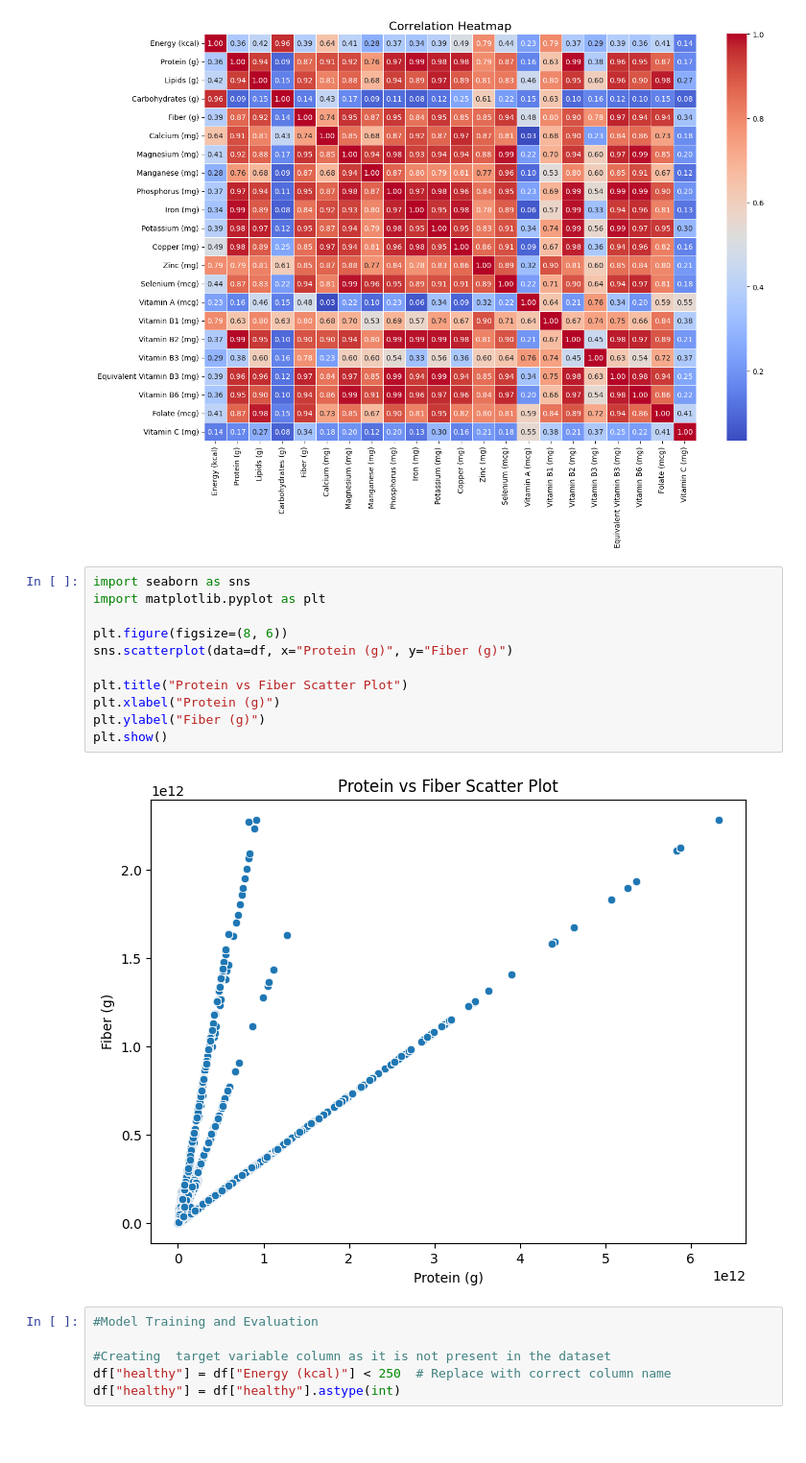
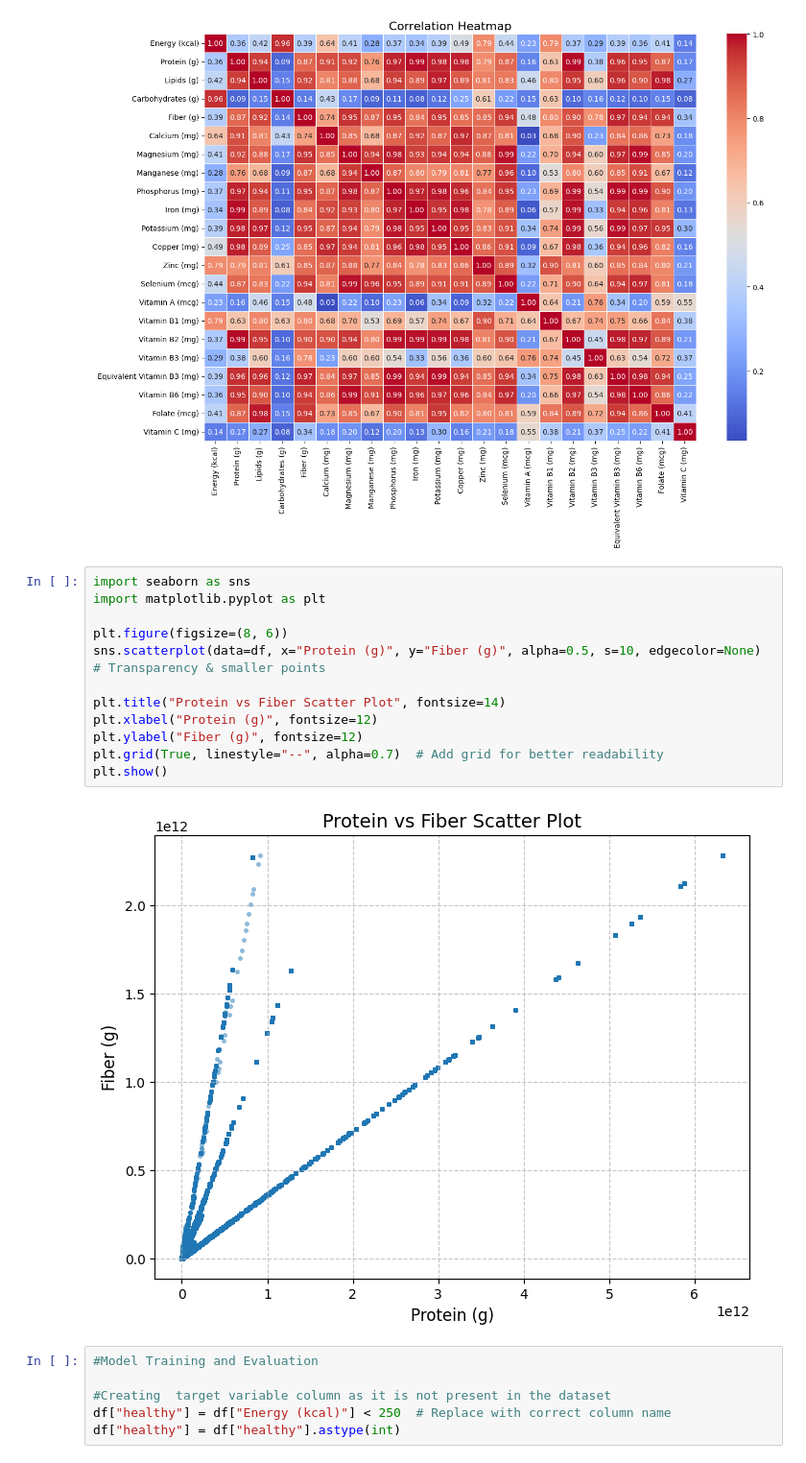
Before and after one commit to XavierRolex/Food-Classification-Model, a Jupyter notebook: Food_Classification_Model.ipynb, the cells around one changed output. Shown at 96% size. Saved outputs shown, nothing was run; the diff lists cells and outputs as text; blank space fills up the shorter version.

Commit message:
Updated Scatter Plot Code for better readability

```diff
--- a/Food_Classification_Model.ipynb
+++ b/Food_Classification_Model.ipynb
@@ -310,16 +310,17 @@ plt.show()
 # %%
 import seaborn as sns
 import matplotlib.pyplot as plt
 
 plt.figure(figsize=(8, 6))
-sns.scatterplot(data=df, x="Protein (g)", y="Fiber (g)")
+sns.scatterplot(data=df, x="Protein (g)", y="Fiber (g)", alpha=0.5, s=10, edgecolor=None)  # Transparency & smaller points
 
-plt.title("Protein vs Fiber Scatter Plot")
-plt.xlabel("Protein (g)")
-plt.ylabel("Fiber (g)")
+plt.title("Protein vs Fiber Scatter Plot", fontsize=14)
+plt.xlabel("Protein (g)", fontsize=12)
+plt.ylabel("Fiber (g)", fontsize=12)
+plt.grid(True, linestyle="--", alpha=0.7)  # Add grid for better readability
 plt.show()
 # %% [output]
-[figure, old version]
+[figure, new version]
 # %%
 #Model Training and Evaluation
 
```
